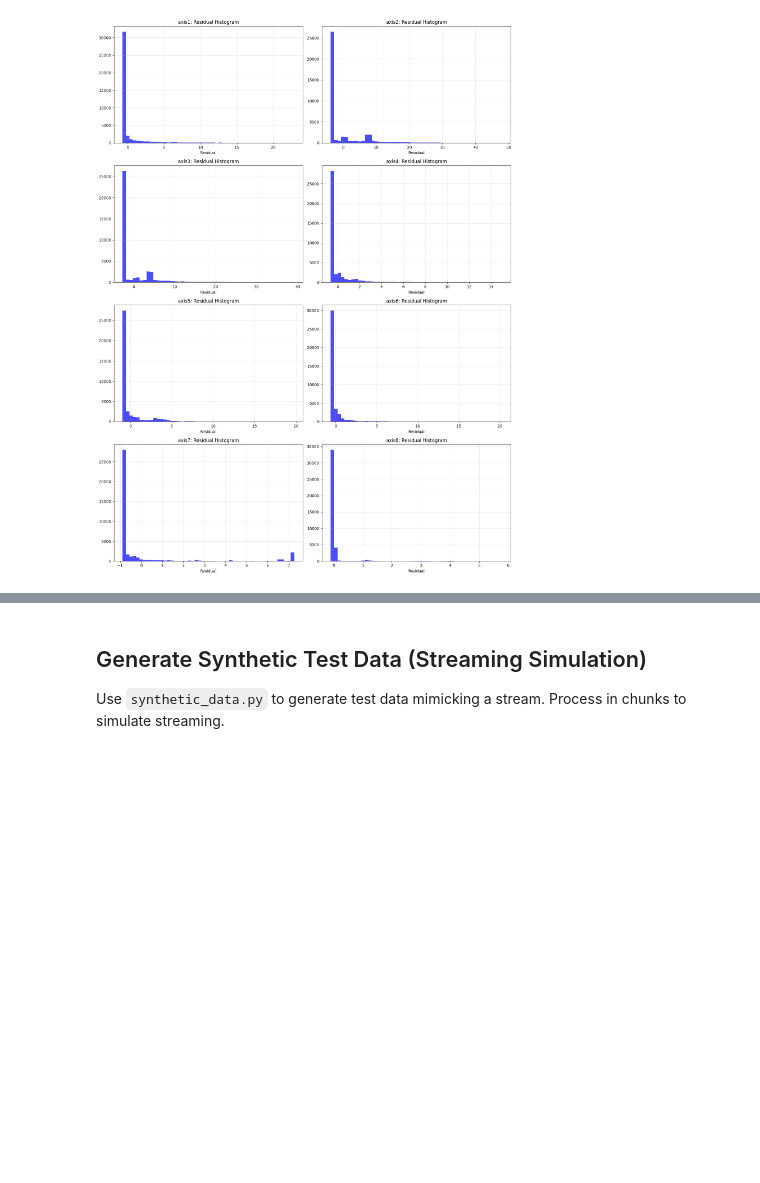
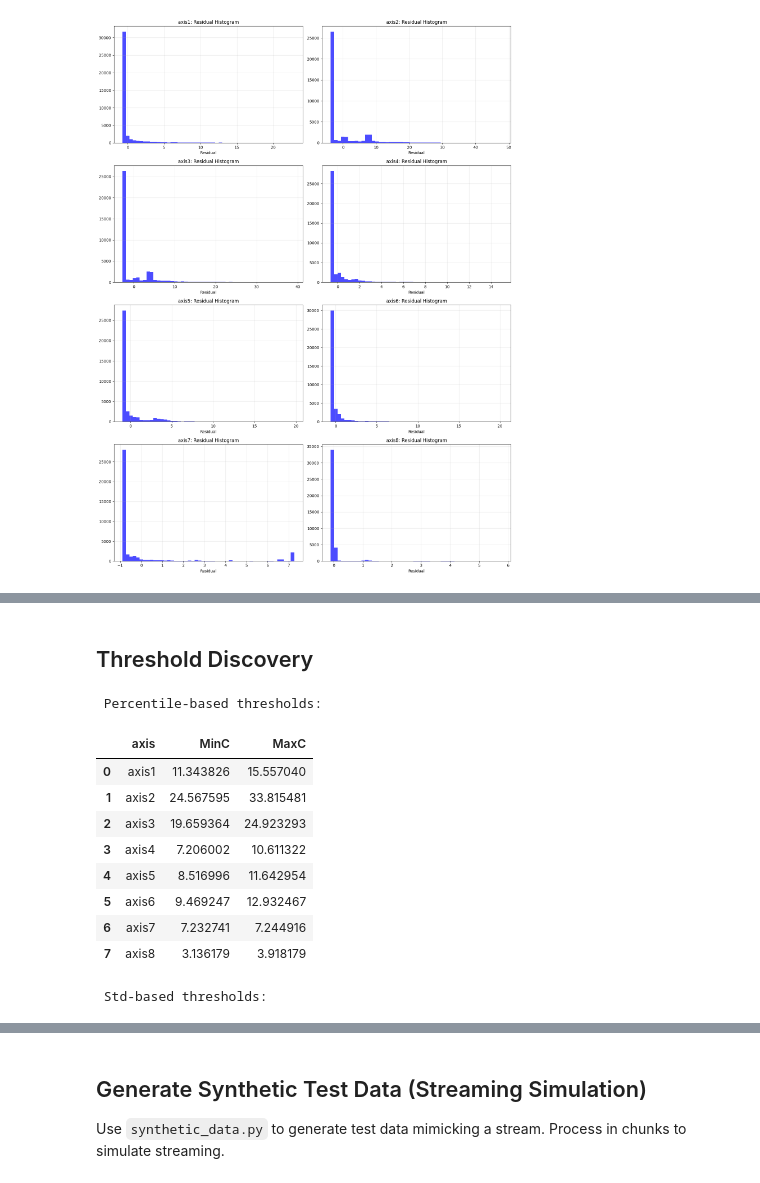
Before and after one commit to AiswaryaSukumar/CSCN8010_Assignment1, a Jupyter notebook: Streaming_Regression.ipynb, the cells around one changed output, grey strips where cells are left out. Saved outputs shown, nothing was run; the diff lists cells and outputs as text; code cells hidden in the pictures; blank space fills up the shorter version.

Commit message:
final commit finished the readme file plotted and saved the png file

```diff
--- a/Streaming_Regression.ipynb
+++ b/Streaming_Regression.ipynb
@@ -225,14 +204,0 @@ Analyze residuals to define MinC, MaxC, and T for alerts/errors.
-# %%
-# Define thresholds
-MinC = {axis: 2 * residual_stats.loc[residual_stats['axis'] == axis, 'residual_std'].values[0] for axis in AXES}
-MaxC = {axis: 4 * residual_stats.loc[residual_stats['axis'] == axis, 'residual_std'].values[0] for axis in AXES}
-T = 20  # seconds
-
-print('MinC (Alert thresholds):', MinC)
-print('MaxC (Error thresholds):', MaxC)
-print('T (min duration sec):', T)
-
-# Normalization check: Compute Z-scores for residuals
-res_std = {axis: residual_stats.loc[residual_stats['axis'] == axis, 'residual_std'].values[0] for axis in AXES}
-z_scores = {axis: residuals_dict[axis] / res_std[axis] for axis in AXES}
-print('Z-scores std (should be ~1):', {axis: np.std(z_scores[axis]) for axis in AXES})  # Validates standardization
@@ -243,0 +205,65 @@ Z-scores std (should be ~1): {'axis1': np.float64(1.0), 'axis2': np.float64(1.0)
+# %% [markdown]
+## Threshold Discovery
+# %%
+# --- Step 3: Threshold Discovery ---
+
+def discover_thresholds(residuals_dict, method="percentile",
+                        minc_q=97.5, maxc_q=99.5,
+                        k_min=2.5, k_max=3.5):
+    rows = []
+    minc_by_axis = {}
+    maxc_by_axis = {}
+
+    for axis, res in residuals_dict.items():
+        res = np.asarray(res)
+        pos = res[res > 0]   # focus on positive residuals only
+        if len(pos) == 0:
+            pos = res  # fallback if all values <= 0
+
+        if method == "percentile":
+            MinC = float(np.percentile(pos, minc_q))
+            MaxC = float(np.percentile(pos, maxc_q))
+        elif method == "std":
+            mu = float(np.mean(pos))
+            sigma = float(np.std(pos, ddof=0))
+            MinC = mu + k_min * sigma
+            MaxC = mu + k_max * sigma
+        else:
+            raise ValueError("method must be 'percentile' or 'std'")
+
+        minc_by_axis[axis] = MinC
+        maxc_by_axis[axis] = MaxC
+        rows.append({"axis": axis, "MinC": MinC, "MaxC": MaxC})
+
+    return pd.DataFrame(rows), minc_by_axis, maxc_by_axis
+
+# --- Calculate thresholds both ways ---
+thr_table_pct, MinC_pct, MaxC_pct = discover_thresholds(
+    residuals_dict, method="percentile", minc_q=95, maxc_q=98
+)
+
+thr_table_std, MinC_std, MaxC_std = discover_thresholds(
+    residuals_dict, method="std", k_min=2.5, k_max=3.5
+)
+
+print(" Percentile-based thresholds:")
+display(thr_table_pct)
+
+print(" Std-based thresholds:")
+display(thr_table_std)
+
+# Save for later / README
+thr_table_pct.to_csv(DATA_DIR / "thresholds_percentile.csv", index=False)
+thr_table_std.to_csv(DATA_DIR / "thresholds_std.csv", index=False)
+# %% [output]
+ Percentile-based thresholds:
+|  | axis | MinC | MaxC |
+| 0 | axis1 | 11.343826 | 15.557040 |
+| 1 | axis2 | 24.567595 | 33.815481 |
+| 2 | axis3 | 19.659364 | 24.923293 |
+| 3 | axis4 | 7.206002 | 10.611322 |
+| 4 | axis5 | 8.516996 | 11.642954 |
+| 5 | axis6 | 9.469247 | 12.932467 |
+| 6 | axis7 | 7.232741 | 7.244916 |
+| 7 | axis8 | 3.136179 | 3.918179 |
+ Std-based thresholds:
```
Also changed, not shown: parts of 13 cells of this notebook, 19 other files.
